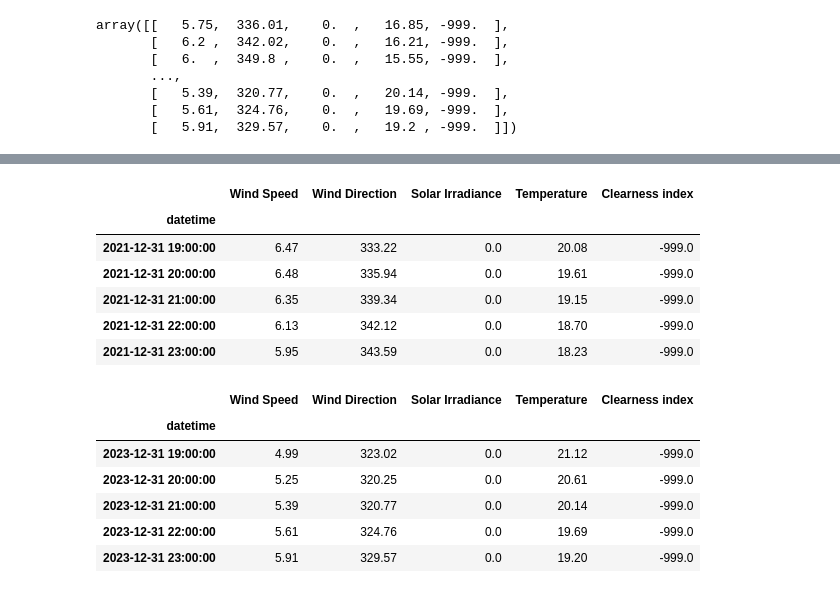
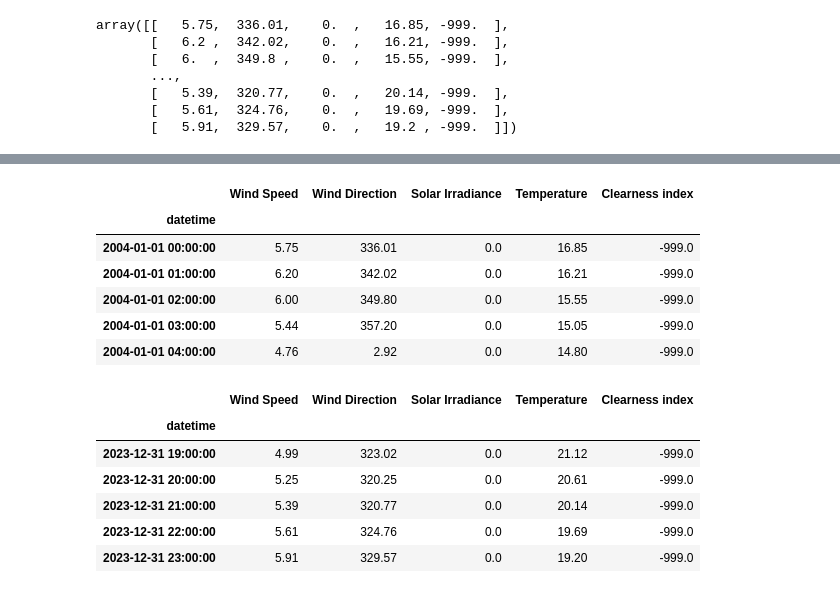
Before and after one commit to parasite-e/Wind-Speed-Prediction-Pytorch, a Jupyter notebook: notebook/main.ipynb, the cells around one changed output, grey strips where cells are left out. Cells and saved outputs as stored; diff of their text form; code cells hidden in the pictures.

```diff
--- a/notebook/main.ipynb
+++ b/notebook/main.ipynb
@@ -82,24 +76,17 @@ df_sample
 # %%
-train_df = df_sample.loc['2021-01-01 00:00:00':'2021-12-31 23:00:00']
+train_df = df.loc[ :'2019-12-31 23:00:00']
+val_df   = df.loc['2020-01-01 00:00:00':'2021-12-31 23:00:00']
+test_df  = df.loc['2022-01-01 00:00:00':]
-# %%
-# train_df = df.loc[:'2021-12-31 23:00:00']
-# val_df   = df.loc['2022-01-01 00:00:00':'2022-12-31 23:00:00']
-# test_df  = df.loc['2023-01-01 00:00:00':]
-
-train_df = df_sample.loc['2021-01-01 00:00:00':'2021-12-31 23:00:00']
-val_df   = df.loc['2022-01-01 00:00:00':'2022-12-31 23:00:00']
-test_df  = df.loc['2023-01-01 00:00:00':]
 # %%
 train_df.head()
-train_df.tail()
 # %% [output]
 |  | Wind Speed | Wind Direction | Solar Irradiance | Temperature | Clearness index |
 | datetime |  |  |  |  |  |
-| 2021-12-31 19:00:00 | 6.47 | 333.22 | 0.0 | 20.08 | -999.0 |
-| 2021-12-31 20:00:00 | 6.48 | 335.94 | 0.0 | 19.61 | -999.0 |
-| 2021-12-31 21:00:00 | 6.35 | 339.34 | 0.0 | 19.15 | -999.0 |
-| 2021-12-31 22:00:00 | 6.13 | 342.12 | 0.0 | 18.70 | -999.0 |
-| 2021-12-31 23:00:00 | 5.95 | 343.59 | 0.0 | 18.23 | -999.0 |
+| 2004-01-01 00:00:00 | 5.75 | 336.01 | 0.0 | 16.85 | -999.0 |
+| 2004-01-01 01:00:00 | 6.20 | 342.02 | 0.0 | 16.21 | -999.0 |
+| 2004-01-01 02:00:00 | 6.00 | 349.80 | 0.0 | 15.55 | -999.0 |
+| 2004-01-01 03:00:00 | 5.44 | 357.20 | 0.0 | 15.05 | -999.0 |
+| 2004-01-01 04:00:00 | 4.76 | 2.92 | 0.0 | 14.80 | -999.0 |
 # %%
 test_df.head()
 test_df.tail()
```
Also changed, not shown: parts of 49 cells of this notebook, 2 other files.
